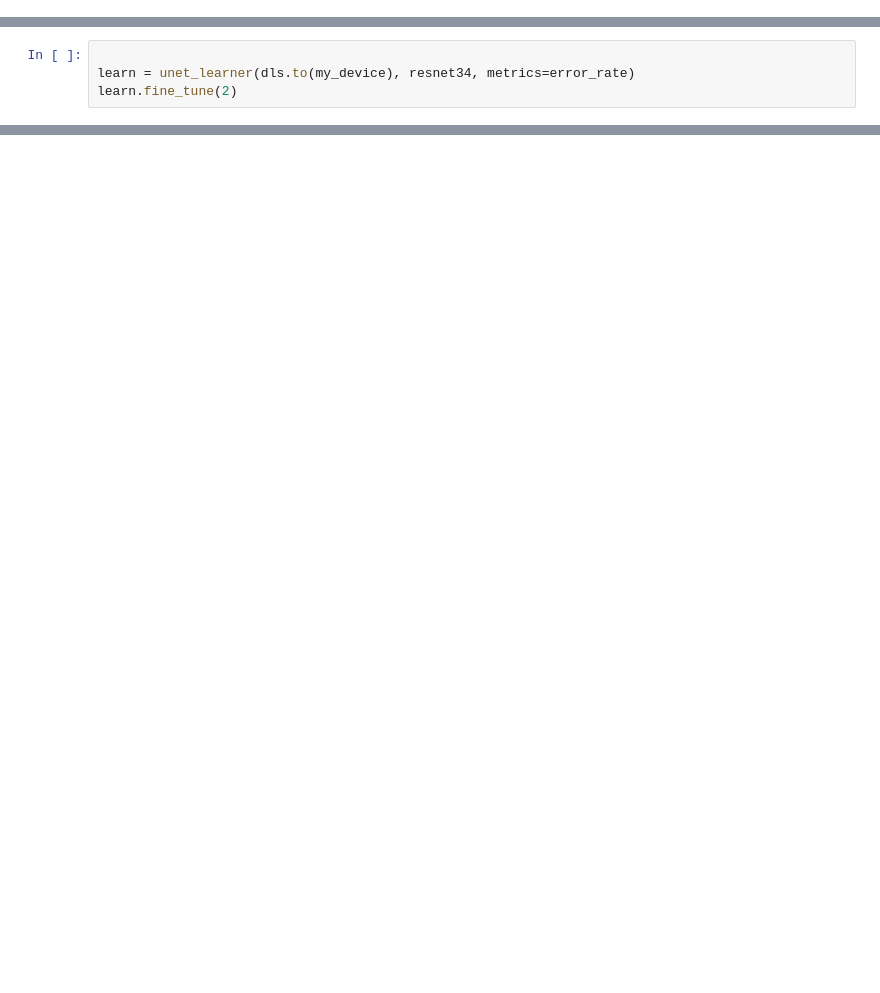
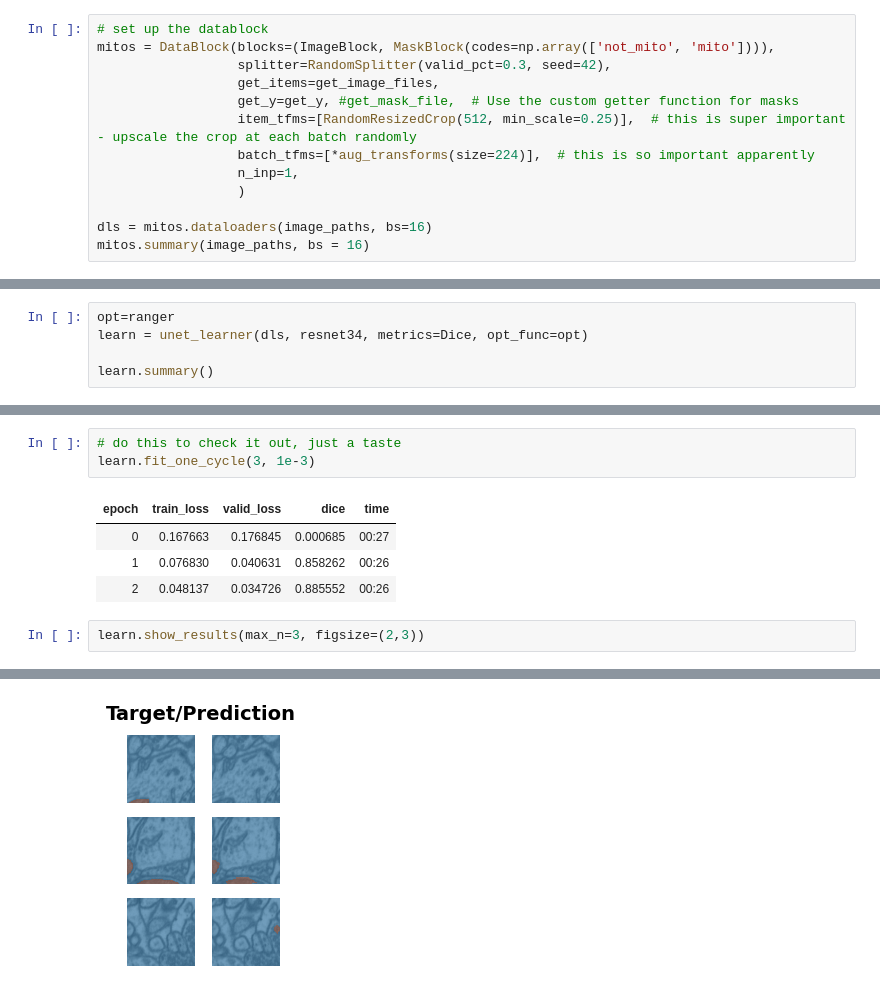
Before and after one commit to nicholas-camarda/endotheliosis_quantifier, a Jupyter notebook: scripts/segment_glomeruli.ipynb, the cells around one changed output, grey strips where cells are left out. Saved outputs shown, nothing was run; the diff lists cells and outputs as text; blank space fills up the shorter version.

```diff
--- a/scripts/segment_glomeruli.ipynb
+++ b/scripts/segment_glomeruli.ipynb
@@ -100,0 +139,13 @@ dls.show_batch(nrows=2)
+# %%
+# set up the datablock
+mitos = DataBlock(blocks=(ImageBlock, MaskBlock(codes=np.array(['not_mito', 'mito']))),
+                  splitter=RandomSplitter(valid_pct=0.3, seed=42),
+                  get_items=get_image_files,
+                  get_y=get_y, #get_mask_file,  # Use the custom getter function for masks
+                  item_tfms=[RandomResizedCrop(512, min_scale=0.25)],  # this is super important - upscale the crop at each batch randomly
+                  batch_tfms=[*aug_transforms(size=224)],  # this is so important apparently
+                  n_inp=1,
+                  )
+
+dls = mitos.dataloaders(image_paths, bs=16)
+mitos.summary(image_paths, bs = 16)
@@ -108,5 +208,6 @@ Target shape: torch.Size([64, 224, 224])
 # %%
+opt=ranger
+learn = unet_learner(dls, resnet34, metrics=Dice, opt_func=opt)
 
-learn = unet_learner(dls.to(my_device), resnet34, metrics=error_rate)
-learn.fine_tune(2)
+learn.summary()
 # %% [output]
@@ -113,0 +232,11 @@ RuntimeError: Boolean value of Tensor with more than one value is ambiguous
+# %%
+# do this to check it out, just a taste
+learn.fit_one_cycle(3, 1e-3)
+# %% [output]
+| epoch | train_loss | valid_loss | dice | time |
+| 0 | 0.167663 | 0.176845 | 0.000685 | 00:27 |
+| 1 | 0.076830 | 0.040631 | 0.858262 | 00:26 |
+| 2 | 0.048137 | 0.034726 | 0.885552 | 00:26 |
+# %%
+learn.show_results(max_n=3, figsize=(2,3))
+# %% [output]
@@ -113,0 +244 @@ RuntimeError: Boolean value of Tensor with more than one value is ambiguous
+[figure, added]
```
Also changed, not shown: parts of 24 cells of this notebook, 2 other files.
